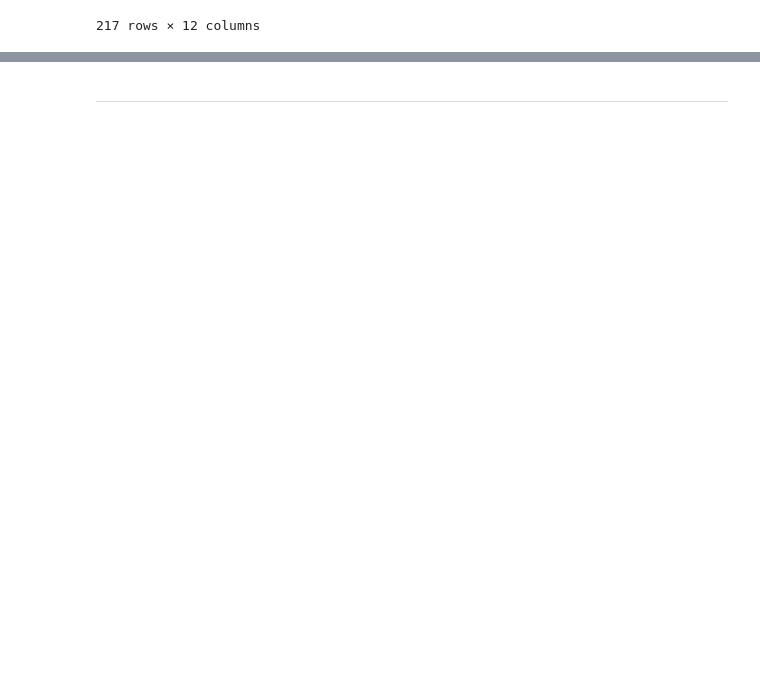
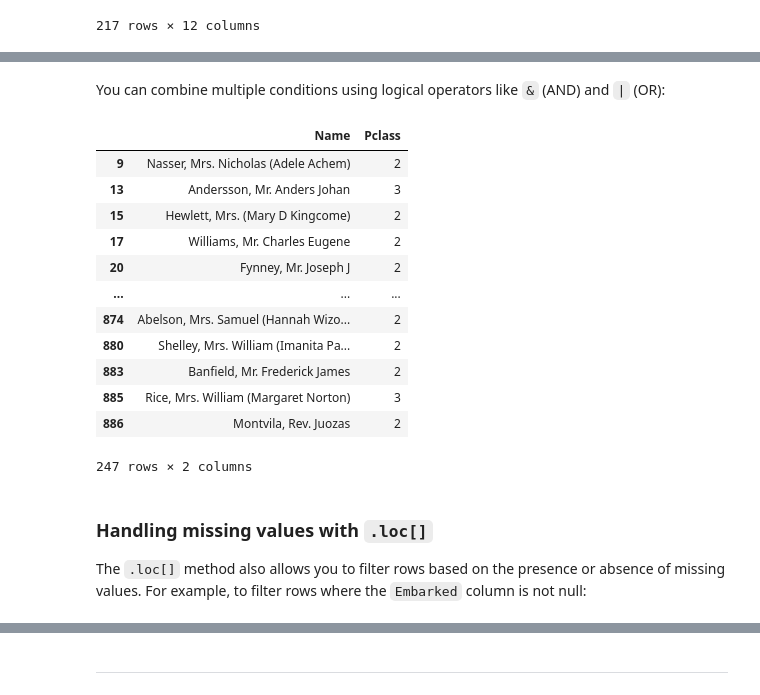
Before and after one commit to KUBDatalab/python, a Jupyter notebook: _sources/docs/pandas/03_pandas_subsets.ipynb, the cells around one changed output, grey strips where cells are left out. Saved outputs shown, nothing was run; the diff lists cells and outputs as text; code cells hidden in the pictures; blank space fills up the shorter version.

```diff
--- a/_sources/docs/pandas/03_pandas_subsets.ipynb
+++ b/_sources/docs/pandas/03_pandas_subsets.ipynb
@@ -265,0 +286,24 @@ Comparing the two number of rows (889 and 891) tells us, that two rows are missi
+# %% [markdown]
+You can combine multiple conditions using logical operators like `&` (AND) and `|` (OR):
+# %%
+# Filter rows where 'Pclass' is 2 or 3 and 'Age' is greater than 35, and select 'Name' and 'Pclass'.
+
+titanic.loc[(titanic['Pclass'] == 2) | (titanic['Pclass'] == 3) & (titanic['Age'] > 35), ['Name', 'Pclass']]
+# %% [output]
+|  | Name | Pclass |
+| 9 | Nasser, Mrs. Nicholas (Adele Achem) | 2 |
+| 13 | Andersson, Mr. Anders Johan | 3 |
+| 15 | Hewlett, Mrs. (Mary D Kingcome) | 2 |
+| 17 | Williams, Mr. Charles Eugene | 2 |
+| 20 | Fynney, Mr. Joseph J | 2 |
+| ... | ... | ... |
+| 874 | Abelson, Mrs. Samuel (Hannah Wizo... | 2 |
+| 880 | Shelley, Mrs. William (Imanita Pa... | 2 |
+| 883 | Banfield, Mr. Frederick James | 2 |
+| 885 | Rice, Mrs. William (Margaret Norton) | 3 |
+| 886 | Montvila, Rev. Juozas | 2 |
+247 rows × 2 columns
+# %% [markdown]
+### Handling missing values with `.loc[]`
+
+The `.loc[]` method also allows you to filter rows based on the presence or absence of missing values. For example, to filter rows where the `Embarked` column is not null:
```
Also changed, not shown: parts of 33 cells of this notebook, 13 other files.
